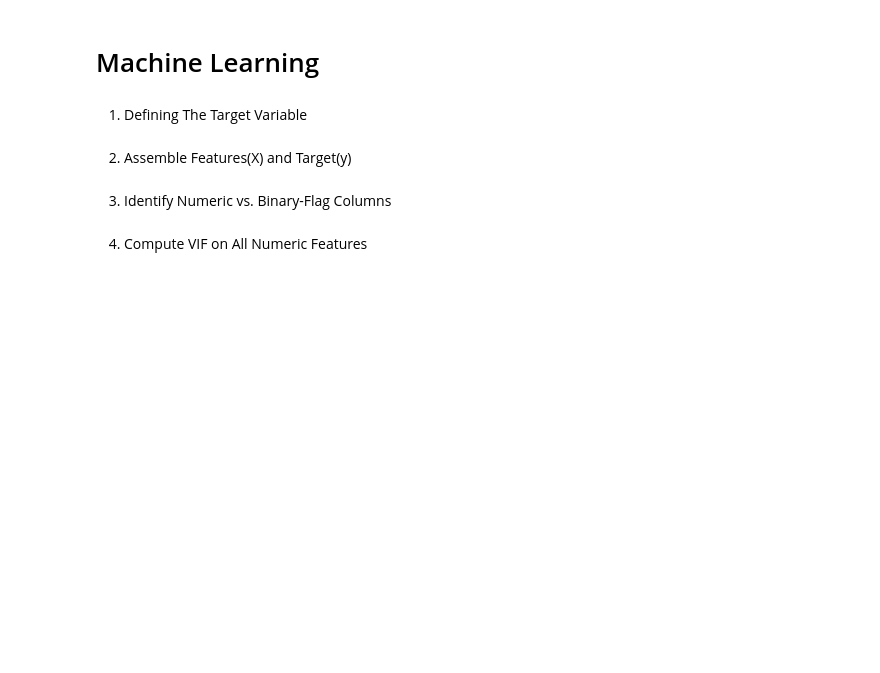
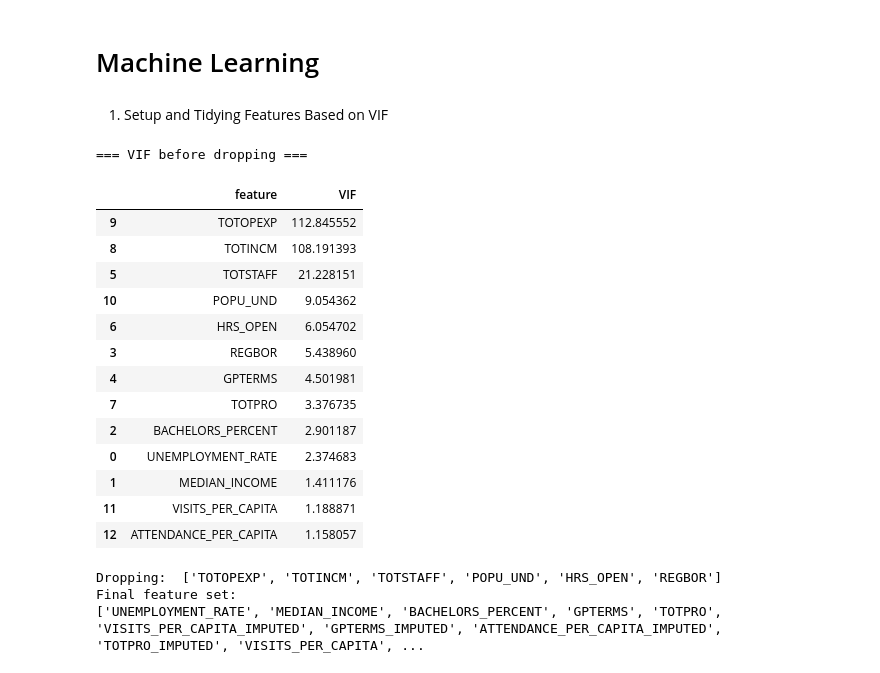
Before and after one commit to Bdem1rel/Library_Usage_Analysis, a Jupyter notebook: Notebooks/EDA and ML.ipynb, the cells around one changed output. Drawn from its saved outputs; the diff is of its cells as text; code cells hidden in the pictures; blank space fills up the shorter version.

```diff
--- a/Notebooks/EDA and ML.ipynb
+++ b/Notebooks/EDA and ML.ipynb
@@ -448,5 +448,3 @@ plt.show()
 Since p_value ≪ 0.05, we reject the null hypothesis. The difference in the mean number of library staff between two income groups is significant, although looking at the box plot comparison, this result is not practically meaningful.
 # %% [markdown]
 # Machine Learning
-# %% [markdown]
-1. Defining The Target Variable
@@ -455,20 +451,87 @@ target = "CHECKOUTS_PER_CAPITA"
 # %% [markdown]
-2. Assemble Features(X) and Target(y)
+1. Setup and Tidying Features Based on VIF
 # %%
+from sklearn.preprocessing import StandardScaler
+from sklearn.model_selection import KFold
+from statsmodels.stats.outliers_influence import variance_inflation_factor
+
+# 1) Define target and initial features (omit CHECKOUTS_PER_CAPITA & its flag)
+target = "CHECKOUTS_PER_CAPITA"
+
 features = [
     'UNEMPLOYMENT_RATE','MEDIAN_INCOME','BACHELORS_PERCENT',
     'REGBOR','GPTERMS','TOTSTAFF','HRS_OPEN','TOTPRO',
     'TOTINCM','TOTOPEXP','POPU_UND',
     # Imputation Flags (excluding CHECKOUTS_PER_CAPITA_IMPUTED)
     'VISITS_PER_CAPITA_IMPUTED','HRS_OPEN_IMPUTED','GPTERMS_IMPUTED',
     'ATTENDANCE_PER_CAPITA_IMPUTED','REGBOR_IMPUTED',
     'TOTPRO_IMPUTED','TOTSTAFF_IMPUTED','TOTINCM_IMPUTED',
     'TOTOPEXP_IMPUTED',
     # Derived Features Except The Target
     'VISITS_PER_CAPITA','ATTENDANCE_PER_CAPITA'
 ]
 
-X = analysis_df[features].values
+
+# 2) Build the arrays
+X_raw = analysis_df[features].values
 y = analysis_df[target].values
+
+
+# 3) Identify numeric vs flag columns
+flag_mask = np.array([c.endswith("_IMPUTED") for c in features])
+num_mask  = ~flag_mask
+
+
+# 4) Compute VIF on all numeric features (scaled once)
+scaler_full = StandardScaler()
+X_num_full = scaler_full.fit_transform(X_raw[:, num_mask])
+
+vif_df = pd.DataFrame({
+    "feature": np.array(features)[num_mask],
+    "VIF": [variance_inflation_factor(X_num_full, i) for i in range(X_num_full.shape[1])]
+}).sort_values("VIF", ascending=False)
+
+print("=== VIF before dropping ===")
+display(vif_df)
+
+# 5) Drop any numeric feature with VIF > 5 (and its _IMPUTED flag)
+VIF_THRESHOLD = 5.0
+
+high_vif = vif_df[vif_df["VIF"] > VIF_THRESHOLD]["feature"].tolist()
+print("Dropping: ", high_vif)
+
+for feat in high_vif:
+    features.remove(feat)
+    flag = f"{feat}_IMPUTED"
+    if flag in features:
+        features.remove(flag)
+
+# 6) Rebuild X_raw, masks
+X_raw = analysis_df[features].values
+flag_mask = np.array([c.endswith("_IMPUTED") for c in features])
+num_mask = ~flag_mask
+
+# 7) Prepare 5-Fold object
+kf = KFold(n_splits=5, shuffle=True, random_state=42)
+
+print("Final feature set:")
+print(features)
+# %% [output]
+=== VIF before dropping ===
+|  | feature | VIF |
+| 9 | TOTOPEXP | 112.845552 |
+| 8 | TOTINCM | 108.191393 |
+| 5 | TOTSTAFF | 21.228151 |
+| 10 | POPU_UND | 9.054362 |
+| 6 | HRS_OPEN | 6.054702 |
+| 3 | REGBOR | 5.438960 |
+| 4 | GPTERMS | 4.501981 |
+| 7 | TOTPRO | 3.376735 |
+| 2 | BACHELORS_PERCENT | 2.901187 |
+| 0 | UNEMPLOYMENT_RATE | 2.374683 |
+| 1 | MEDIAN_INCOME | 1.411176 |
+| 11 | VISITS_PER_CAPITA | 1.188871 |
+| 12 | ATTENDANCE_PER_CAPITA | 1.158057 |
+Dropping:  ['TOTOPEXP', 'TOTINCM', 'TOTSTAFF', 'POPU_UND', 'HRS_OPEN', 'REGBOR']
+Final feature set:
+['UNEMPLOYMENT_RATE', 'MEDIAN_INCOME', 'BACHELORS_PERCENT', 'GPTERMS', 'TOTPRO', 'VISITS_PER_CAPITA_IMPUTED', 'GPTERMS_IMPUTED', 'ATTENDANCE_PER_CAPITA_IMPUTED', 'TOTPRO_IMPUTED', 'VISITS_PER_CAPITA', ...
-# %% [markdown]
-3. Identify Numeric vs. Binary-Flag Columns
@@ -479,2 +537,0 @@ num_mask = ~flag_mask
-# %% [markdown]
-4. Compute VIF on All Numeric Features
```
Also changed, not shown: parts of 9 cells of this notebook.
